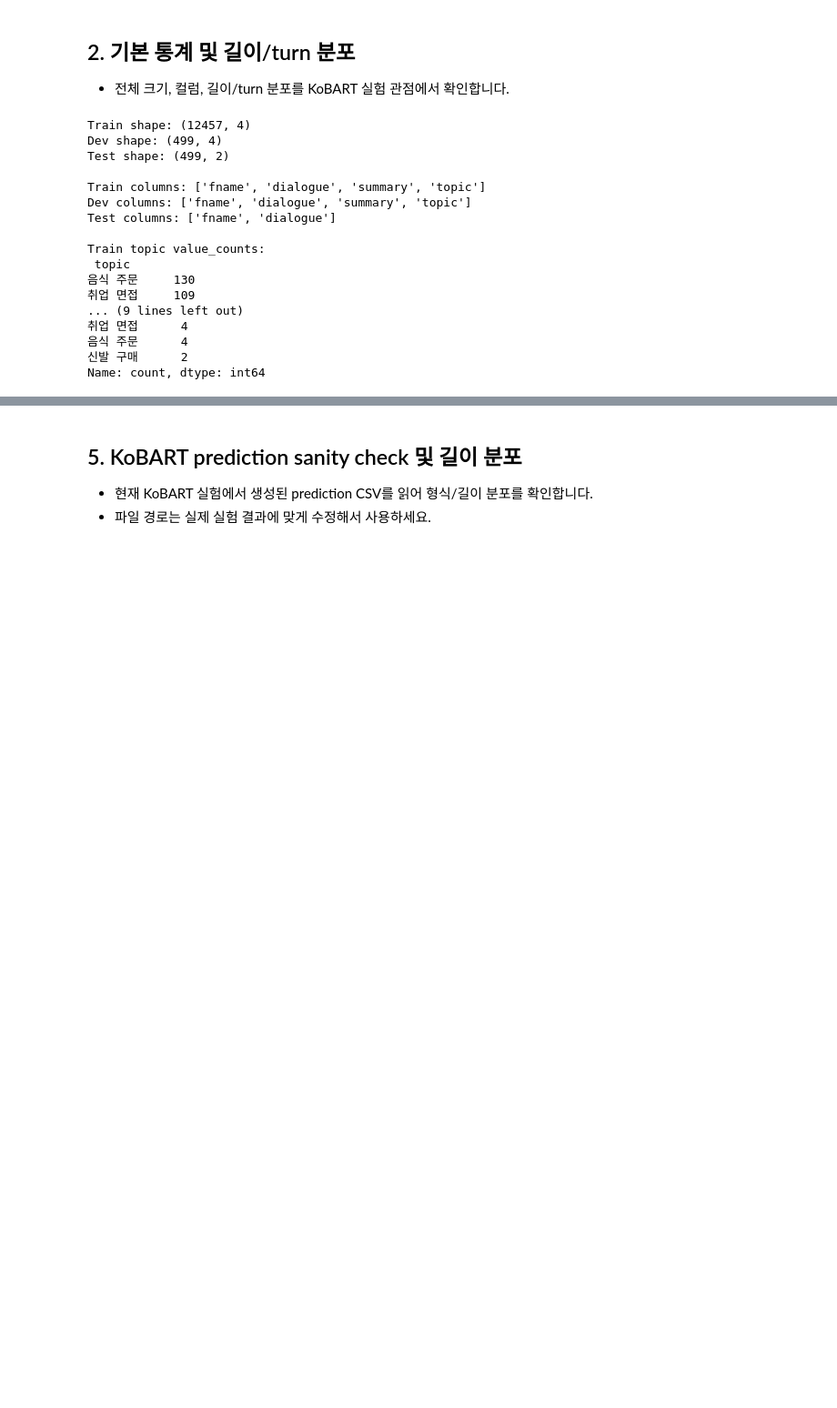
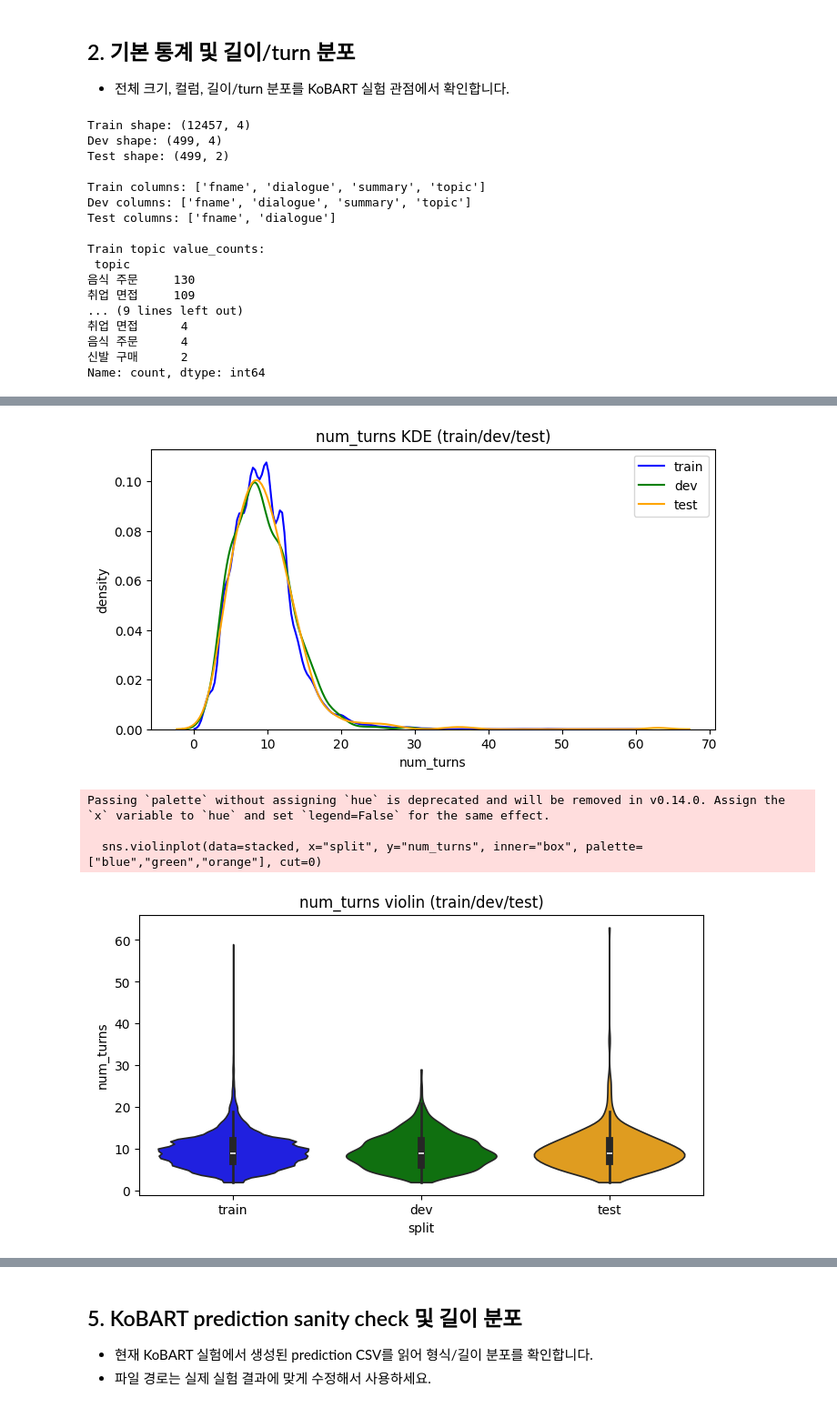
Before and after one commit to YongJae-AI/NLP_Dialouge_Summarization, a Jupyter notebook: notebooks/eda_kobart.ipynb, the cells around one changed output, grey strips where cells are left out. Shown at 91% size. Drawn from its saved outputs; the diff is of its cells as text; code cells hidden in the pictures; blank space fills up the shorter version.

```diff
--- a/notebooks/eda_kobart.ipynb
+++ b/notebooks/eda_kobart.ipynb
@@ -128,3 +158,37 @@ Name: num_turns, dtype: float64
+# %%
+# num_turns 분포 시각화 (train/dev/test)
+import matplotlib.pyplot as plt
+import seaborn as sns
+import pandas as pd
+
+# KDE만 겹치지 않게 선으로 비교
+plt.figure(figsize=(8,4))
+for label, df, color in zip(["train","dev","test"], [train_df, dev_df, test_df], ["blue","green","orange"]):
+    sns.kdeplot(df["num_turns"], label=label, color=color)
+plt.title("num_turns KDE (train/dev/test)")
+plt.xlabel("num_turns")
+plt.ylabel("density")
+plt.legend()
+plt.show()
+
+# violin plot로 분포 폭을 비교 (겹침 최소화)
+plt.figure(figsize=(8,4))
+stacked = pd.concat([
+    train_df[["num_turns"]].assign(split="train"),
+    dev_df[["num_turns"]].assign(split="dev"),
+    test_df[["num_turns"]].assign(split="test"),
+])
+sns.violinplot(data=stacked, x="split", y="num_turns", inner="box", palette=["blue","green","orange"], cut=0)
+plt.title("num_turns violin (train/dev/test)")
+plt.xlabel("split")
+plt.ylabel("num_turns")
+plt.show()
+# %% [output]
+[figure, added]
+Passing `palette` without assigning `hue` is deprecated and will be removed in v0.14.0. Assign the `x` variable to `hue` and set `legend=False` for the same effect.
+
+  sns.violinplot(data=stacked, x="split", y="num_turns", inner="box", palette=["blue","green","orange"], cut=0)
+[figure, added]
 # %% [markdown]
 ## 3. KoBART 토크나이저 기준 토큰 길이 분포
 
```
Also changed, not shown: parts of 8 cells of this notebook, 6 other files.
